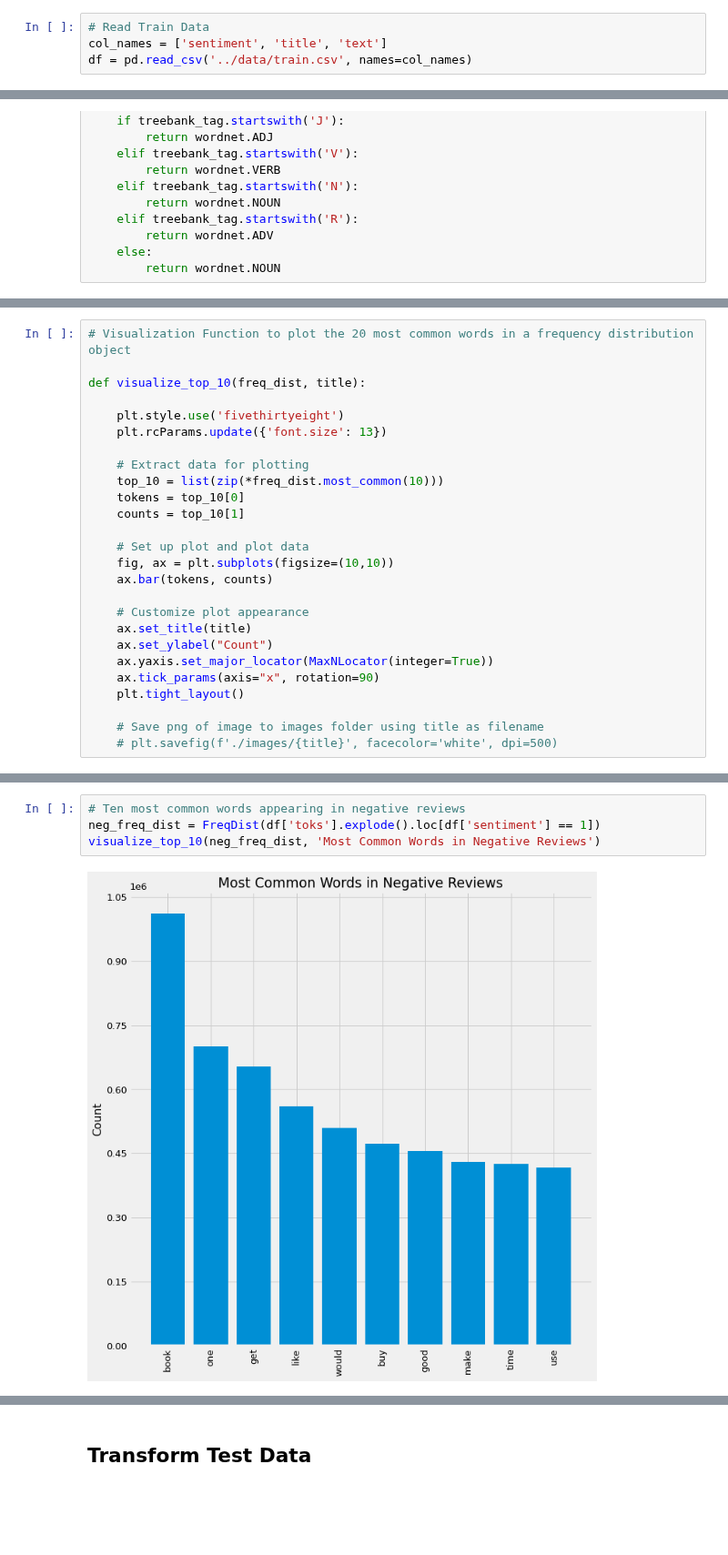
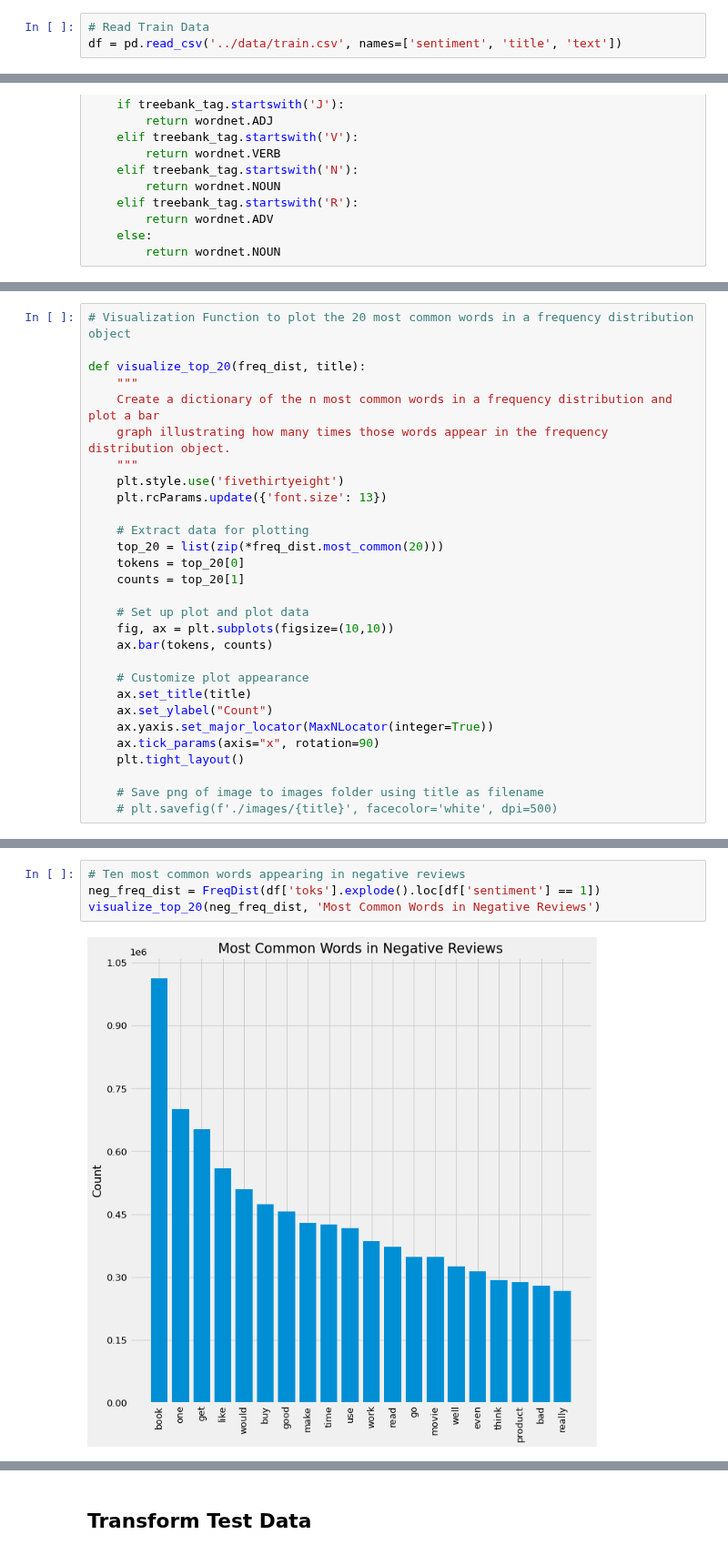
Before and after one commit to ThomasHChapman/classifying_user_reviews, a Jupyter notebook: working_notebooks/preprocessing_nb.ipynb, the cells around one changed output, grey strips where cells are left out. Shown at 91% size. Saved outputs shown, nothing was run; the diff lists cells and outputs as text; blank space fills up the shorter version.

```diff
--- a/working_notebooks/preprocessing_nb.ipynb
+++ b/working_notebooks/preprocessing_nb.ipynb
@@ -21,8 +25,7 @@ nltk.download('omw-1.4')
 True
 # %%
 # Read Train Data
-col_names = ['sentiment', 'title', 'text']
-df = pd.read_csv('../data/train.csv', names=col_names)
+df = pd.read_csv('../data/train.csv', names=['sentiment', 'title', 'text'])
 # %% [markdown]
 # Data Understanding
 # %%
@@ -115,15 +125,18 @@ def prepare_text(text, sw=stop_list):
 # %%
 # Visualization Function to plot the 20 most common words in a frequency distribution object
 
-def visualize_top_10(freq_dist, title):
-
+def visualize_top_20(freq_dist, title):
+    """
+    Create a dictionary of the n most common words in a frequency distribution and plot a bar
+    graph illustrating how many times those words appear in the frequency distribution object.
+    """
     plt.style.use('fivethirtyeight')
     plt.rcParams.update({'font.size': 13})
 
     # Extract data for plotting
-    top_10 = list(zip(*freq_dist.most_common(10)))
-    tokens = top_10[0]
-    counts = top_10[1]
+    top_20 = list(zip(*freq_dist.most_common(20)))
+    tokens = top_20[0]
+    counts = top_20[1]
 
     # Set up plot and plot data
     fig, ax = plt.subplots(figsize=(10,10))
@@ -170,6 +190,6 @@ visualize_top_10(pos_freq_dist, 'Most Common Words in Positive Reviews')
 # %%
 # Ten most common words appearing in negative reviews
 neg_freq_dist = FreqDist(df['toks'].explode().loc[df['sentiment'] == 1])
-visualize_top_10(neg_freq_dist, 'Most Common Words in Negative Reviews')
+visualize_top_20(neg_freq_dist, 'Most Common Words in Negative Reviews')
 # %% [output]
-[figure, old version]
+[figure, new version]
```
Also changed, not shown: parts of 15 cells of this notebook.
